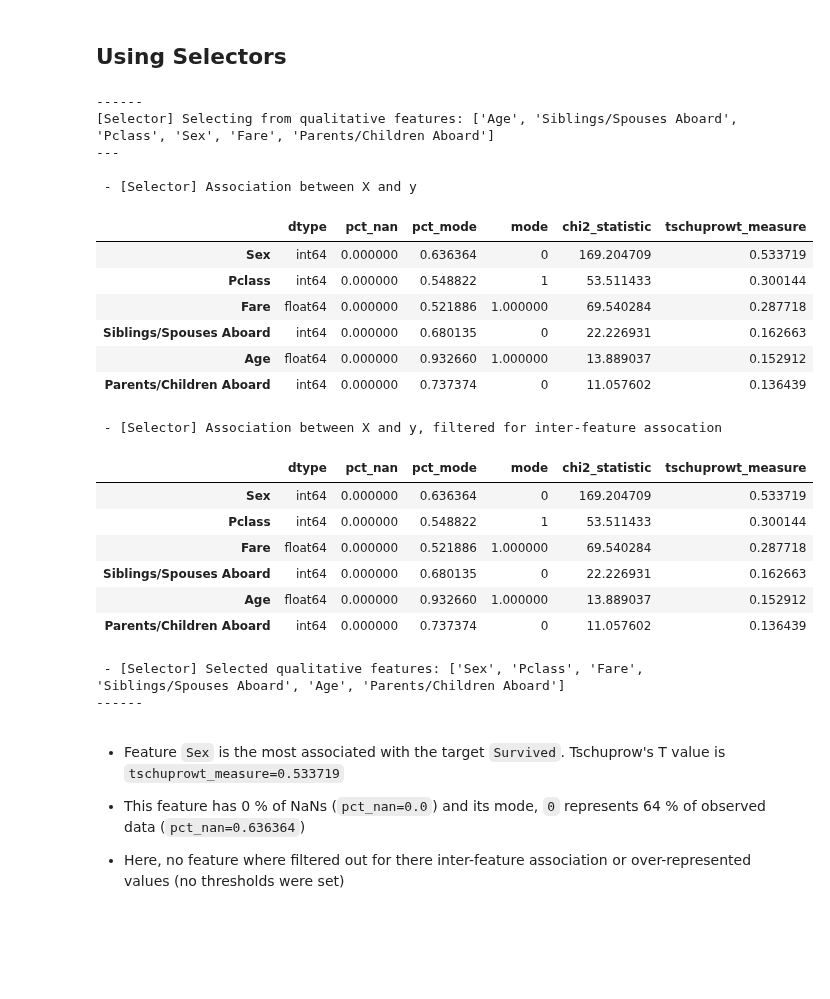
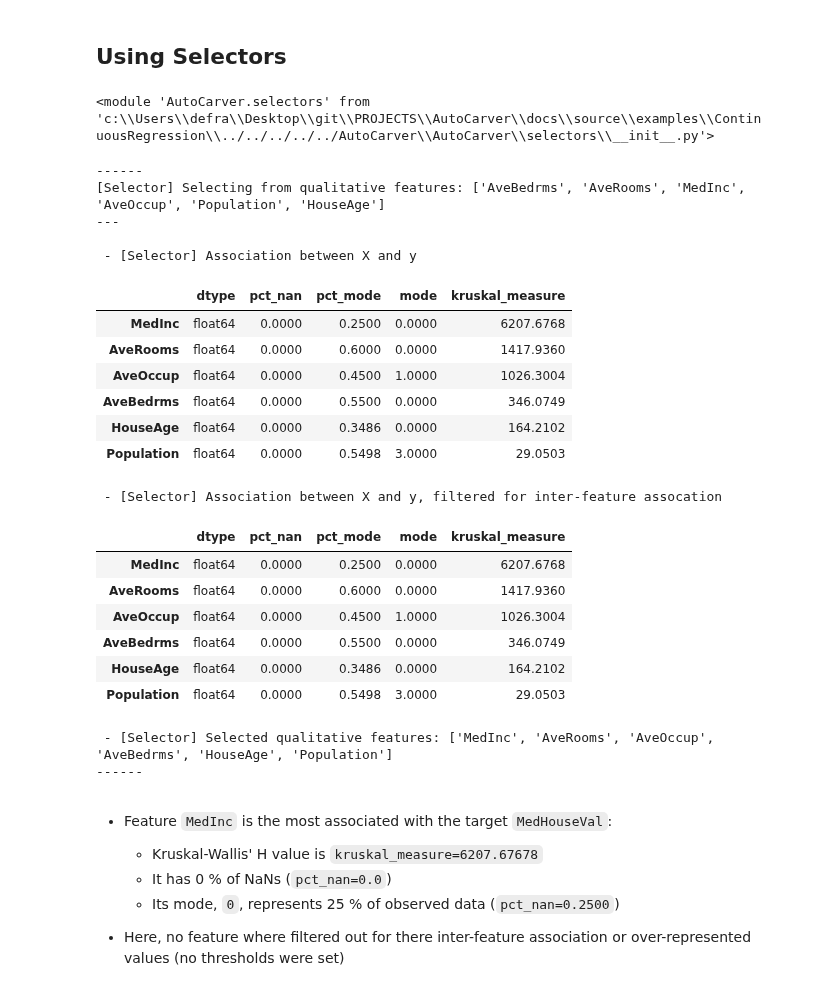
Before and after one commit to mdefrance/AutoCarver, a Jupyter notebook: docs/source/examples/ContinuousRegression/continuous_regression_example.ipynb, the cells around one changed output. Saved outputs shown, nothing was run; the diff lists cells and outputs as text; code cells hidden in the pictures; blank space fills up the shorter version.

Commit message:
added examples

```diff
--- a/docs/source/examples/ContinuousRegression/continuous_regression_example.ipynb
+++ b/docs/source/examples/ContinuousRegression/continuous_regression_example.ipynb
@@ -399,42 +391,49 @@ The attribute ``n_best`` allows one to choose the number of features to be selec
 n_best = 6  # here the number of features is low, ClassificationSelector will only be used to compute useful statistics
 # %% [markdown]
 ## Using Selectors
+# %%
+import importlib
+import AutoCarver.selectors
+importlib.reload(AutoCarver.selectors)
+# %% [output]
+<module 'AutoCarver.selectors' from 'c:\\Users\\defra\\Desktop\\git\\PROJECTS\\AutoCarver\\docs\\source\\examples\\ContinuousRegression\\../../../../../AutoCarver\\AutoCarver\\selectors\\__init__.py'>
 # %%
-from AutoCarver.selectors import ClassificationSelector
+from AutoCarver.selectors import RegressionSelector
 
 # select the most target associated qualitative features
-feature_selector = ClassificationSelector(
+feature_selector = RegressionSelector(
     qualitative_features=features,
     n_best=n_best,
     verbose=True,  # displays statistics
 )
 best_features = feature_selector.select(train_set_processed, train_set_processed[target])
 # %% [output]
 ------
-[Selector] Selecting from qualitative features: ['Age', 'Siblings/Spouses Aboard', 'Pclass', 'Sex', 'Fare', 'Parents/Children Aboard']
+[Selector] Selecting from qualitative features: ['AveBedrms', 'AveRooms', 'MedInc', 'AveOccup', 'Population', 'HouseAge']
 ---
 
  - [Selector] Association between X and y
-|  | dtype | pct_nan | pct_mode | mode | chi2_statistic | tschuprowt_measure |
-| Sex | int64 | 0.000000 | 0.636364 | 0 | 169.204709 | 0.533719 |
-| Pclass | int64 | 0.000000 | 0.548822 | 1 | 53.511433 | 0.300144 |
-| Fare | float64 | 0.000000 | 0.521886 | 1.000000 | 69.540284 | 0.287718 |
-| Siblings/Spouses Aboard | int64 | 0.000000 | 0.680135 | 0 | 22.226931 | 0.162663 |
-| Age | float64 | 0.000000 | 0.932660 | 1.000000 | 13.889037 | 0.152912 |
-| Parents/Children Aboard | int64 | 0.000000 | 0.737374 | 0 | 11.057602 | 0.136439 |
+|  | dtype | pct_nan | pct_mode | mode | kruskal_measure |
+| MedInc | float64 | 0.0000 | 0.2500 | 0.0000 | 6207.6768 |
+| AveRooms | float64 | 0.0000 | 0.6000 | 0.0000 | 1417.9360 |
+| AveOccup | float64 | 0.0000 | 0.4500 | 1.0000 | 1026.3004 |
+| AveBedrms | float64 | 0.0000 | 0.5500 | 0.0000 | 346.0749 |
+| HouseAge | float64 | 0.0000 | 0.3486 | 0.0000 | 164.2102 |
+| Population | float64 | 0.0000 | 0.5498 | 3.0000 | 29.0503 |
  - [Selector] Association between X and y, filtered for inter-feature assocation
-|  | dtype | pct_nan | pct_mode | mode | chi2_statistic | tschuprowt_measure |
-| Sex | int64 | 0.000000 | 0.636364 | 0 | 169.204709 | 0.533719 |
-| Pclass | int64 | 0.000000 | 0.548822 | 1 | 53.511433 | 0.300144 |
-| Fare | float64 | 0.000000 | 0.521886 | 1.000000 | 69.540284 | 0.287718 |
-| Siblings/Spouses Aboard | int64 | 0.000000 | 0.680135 | 0 | 22.226931 | 0.162663 |
-| Age | float64 | 0.000000 | 0.932660 | 1.000000 | 13.889037 | 0.152912 |
-| Parents/Children Aboard | int64 | 0.000000 | 0.737374 | 0 | 11.057602 | 0.136439 |
+|  | dtype | pct_nan | pct_mode | mode | kruskal_measure |
+| MedInc | float64 | 0.0000 | 0.2500 | 0.0000 | 6207.6768 |
+| AveRooms | float64 | 0.0000 | 0.6000 | 0.0000 | 1417.9360 |
+| AveOccup | float64 | 0.0000 | 0.4500 | 1.0000 | 1026.3004 |
+| AveBedrms | float64 | 0.0000 | 0.5500 | 0.0000 | 346.0749 |
+| HouseAge | float64 | 0.0000 | 0.3486 | 0.0000 | 164.2102 |
+| Population | float64 | 0.0000 | 0.5498 | 3.0000 | 29.0503 |
- - [Selector] Selected qualitative features: ['Sex', 'Pclass', 'Fare', 'Siblings/Spouses Aboard', 'Age', 'Parents/Children Aboard']
+ - [Selector] Selected qualitative features: ['MedInc', 'AveRooms', 'AveOccup', 'AveBedrms', 'HouseAge', 'Population']
 ------
 # %% [markdown]
-* Feature ``Sex`` is the most associated with the target ``Survived``. Tschuprow's T value is ``tschuprowt_measure=0.533719``
-
-* This feature has 0 % of NaNs (``pct_nan=0.0``) and its mode, ``0`` represents 64 % of observed data (``pct_nan=0.636364``)
+* Feature ``MedInc`` is the most associated with the target ``MedHouseVal``:
+    - Kruskal-Wallis' H value is ``kruskal_measure=6207.67678``
+    - It has 0 % of NaNs (``pct_nan=0.0``)
+    - Its mode, ``0``, represents 25 % of observed data (``pct_nan=0.2500``)
 
 * Here, no feature where filtered out for there inter-feature association or over-represented values (no thresholds were set)
```
Also changed, not shown: parts of 14 cells of this notebook, 2 other files.
